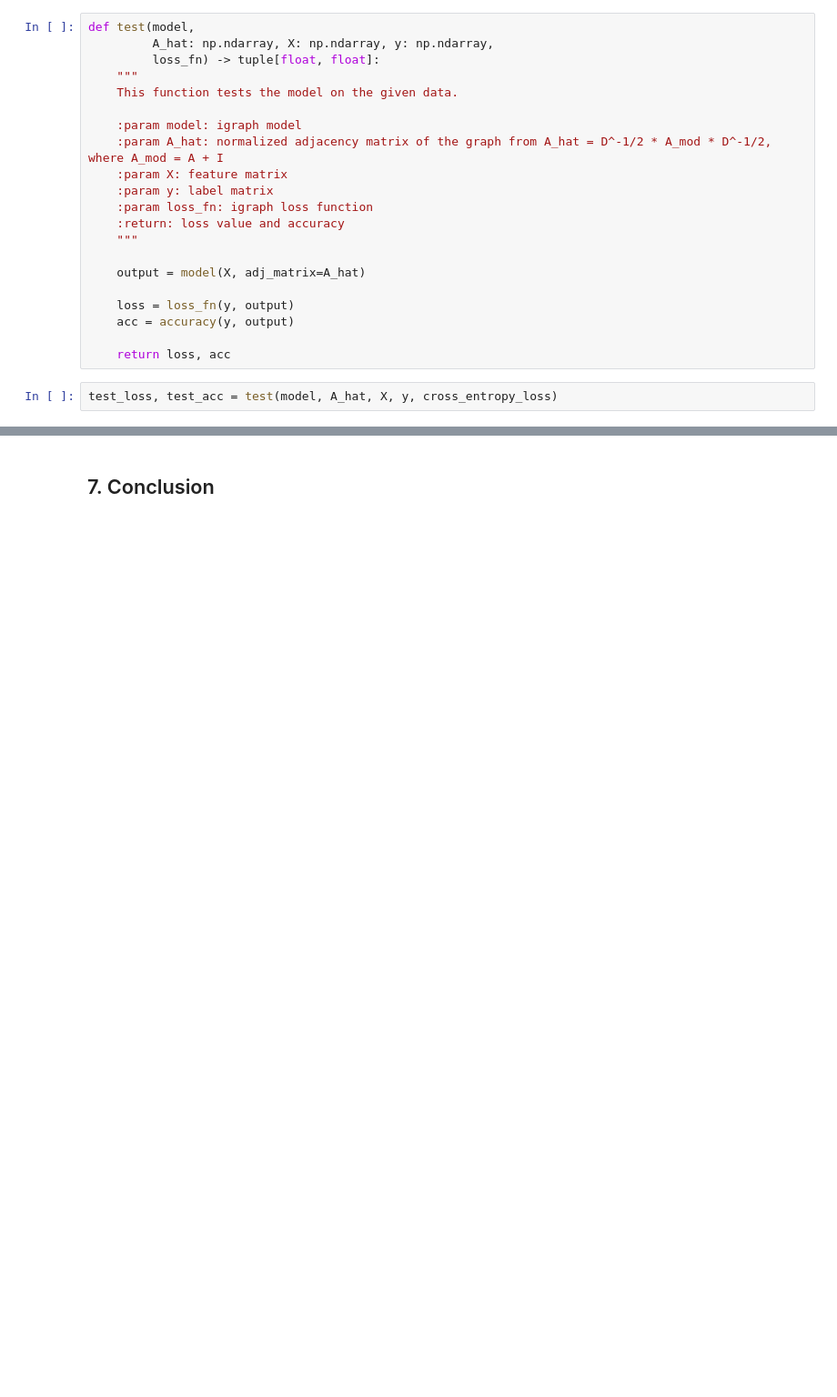
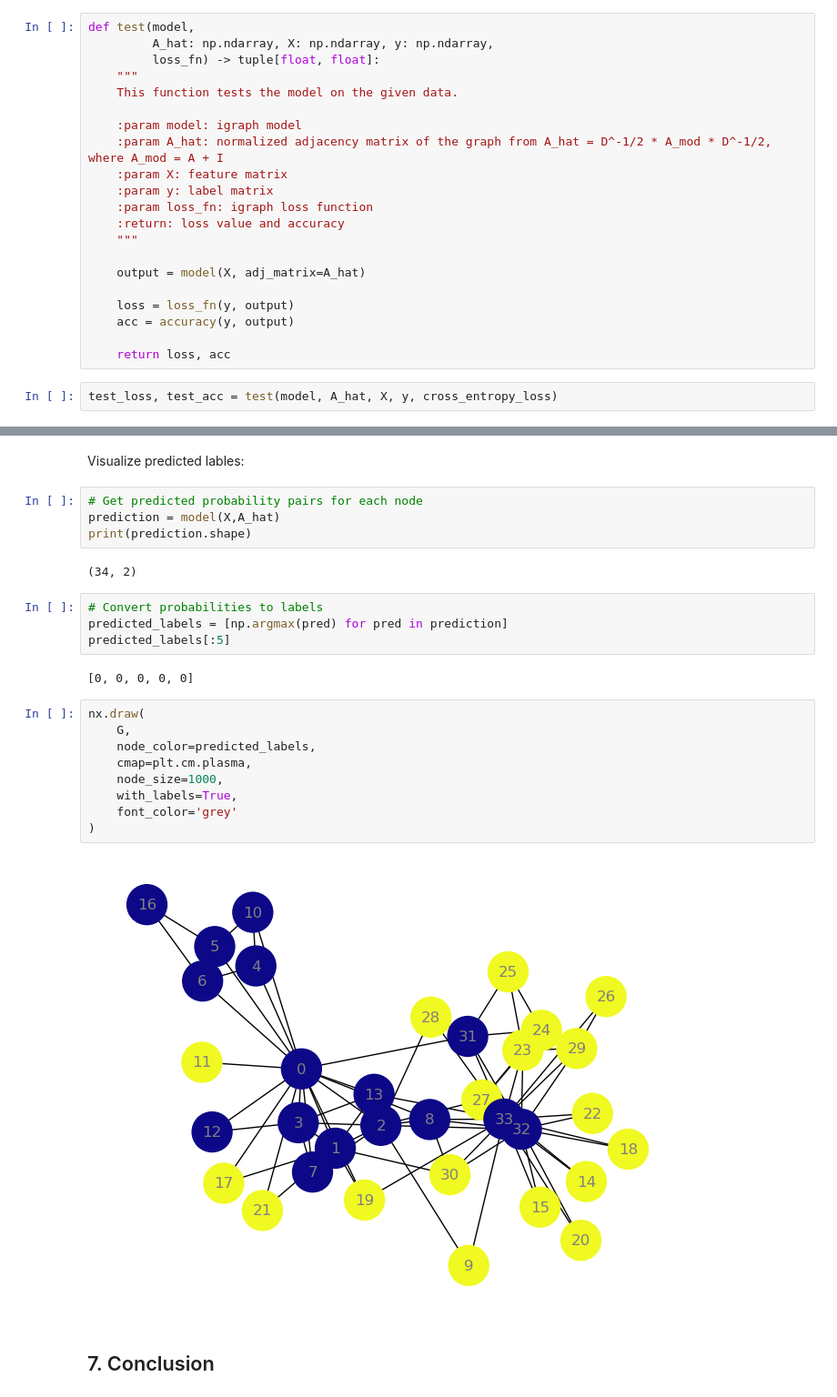
Before and after one commit to cutefluffyfox/GCN-tutorial, a Jupyter notebook: Tutorial.ipynb, the cells around one changed output, grey strips where cells are left out. Shown: that part at 91% size. Drawn from its saved outputs; the diff is of its cells as text; blank space fills up the shorter version.

```diff
--- a/Tutorial.ipynb
+++ b/Tutorial.ipynb
@@ -445,3 +453,28 @@ Test loss: 0.29907148078636986, Test Accuracy: 0.8235294117647058
+# %% [markdown]
+Visualize predicted lables:
+# %%
+# Get predicted probability pairs for each node
+prediction = model(X,A_hat)
+print(prediction.shape)
+# %% [output]
+(34, 2)
+# %%
+# Convert probabilities to labels
+predicted_labels = [np.argmax(pred) for pred in prediction]
+predicted_labels[:5]
+# %% [output]
+[0, 0, 0, 0, 0]
+# %%
+nx.draw(
+    G,
+    node_color=predicted_labels,
+    cmap=plt.cm.plasma,
+    node_size=1000,
+    with_labels=True,
+    font_color='grey'
+)
+# %% [output]
+[figure, added]
 # %% [markdown]
 ## 7. Conclusion
 # %% [markdown]
```
Also changed, not shown: parts of 9 cells of this notebook.
